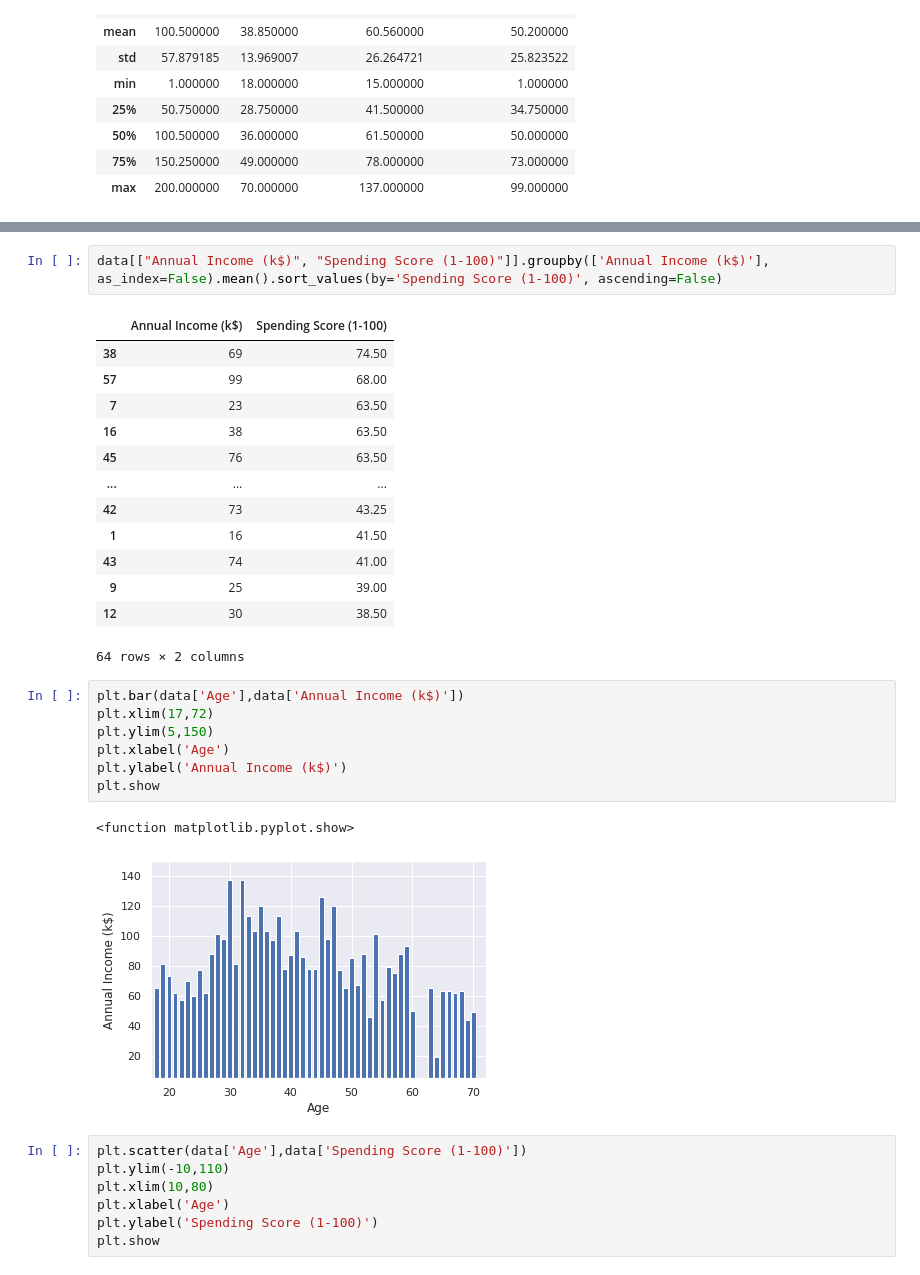
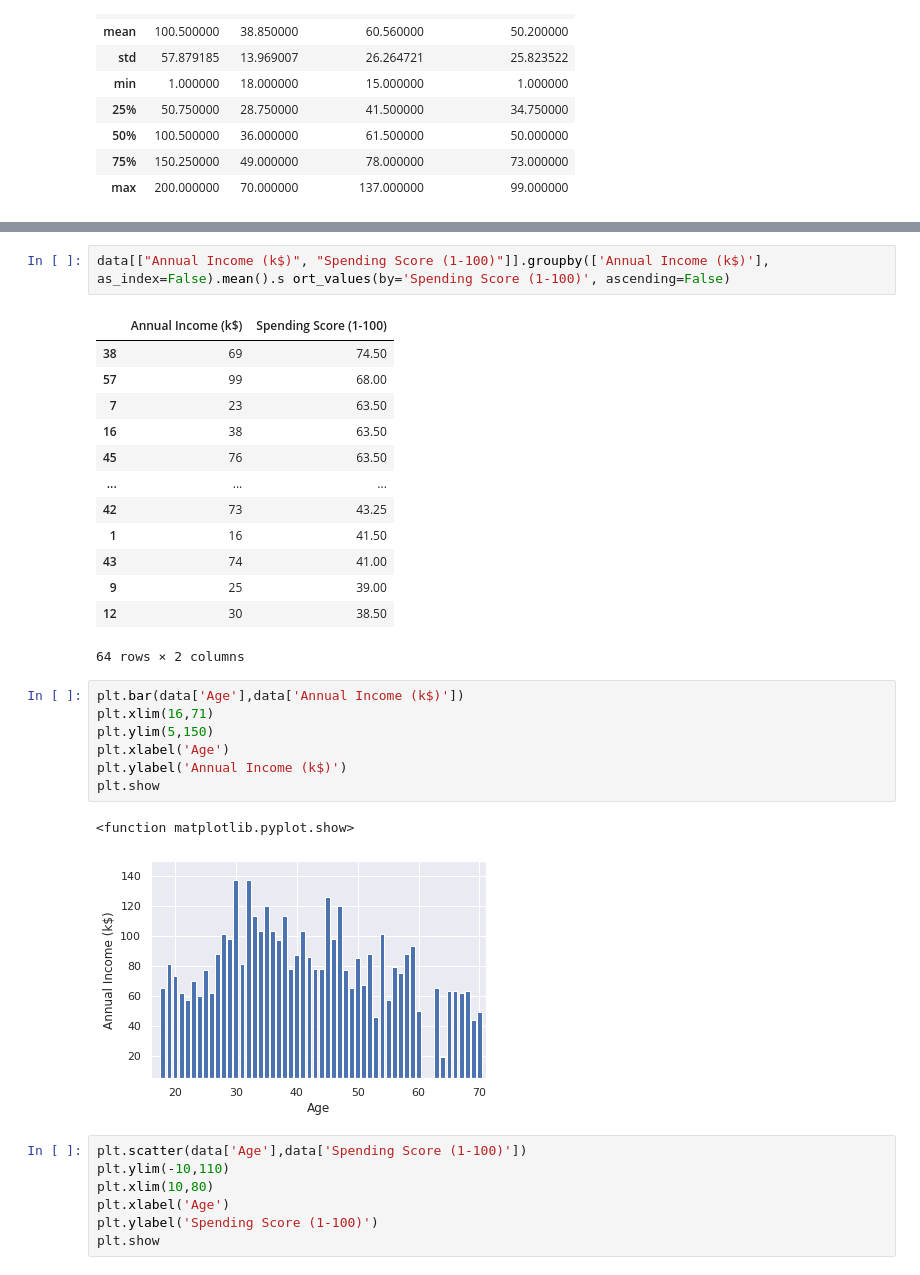
Before and after one commit to stevmide/Data-Science-Project, a Jupyter notebook: MallCustomerSegementation/Mall_Customer_Segementation.ipynb, the cells around one changed output, grey strips where cells are left out. Drawn from its saved outputs; the diff is of its cells as text.

```diff
--- a/MallCustomerSegementation/Mall_Customer_Segementation.ipynb
+++ b/MallCustomerSegementation/Mall_Customer_Segementation.ipynb
@@ -68,5 +109,5 @@ plt.show
 # %%
-data[["Annual Income (k$)", "Spending Score (1-100)"]].groupby(['Annual Income (k$)'], as_index=False).mean().sort_values(by='Spending Score (1-100)', ascending=False)
+data[["Annual Income (k$)", "Spending Score (1-100)"]].groupby(['Annual Income (k$)'], as_index=False).mean().s ort_values(by='Spending Score (1-100)', ascending=False)
 # %% [output]
 |  | Annual Income (k$) | Spending Score (1-100) |
 | 38 | 69 | 74.50 |
@@ -83,14 +124,14 @@ data[["Annual Income (k$)", "Spending Score (1-100)"]].groupby(['Annual Income (
 64 rows × 2 columns
 # %%
 plt.bar(data['Age'],data['Annual Income (k$)'])
-plt.xlim(17,72)
+plt.xlim(16,71)
 plt.ylim(5,150)
 plt.xlabel('Age')
 plt.ylabel('Annual Income (k$)')
 plt.show
 # %% [output]
 <function matplotlib.pyplot.show>
-[figure, old version]
+[figure, new version]
 # %%
 plt.scatter(data['Age'],data['Spending Score (1-100)'])
 plt.ylim(-10,110)
```
Also changed, not shown: parts of 22 cells of this notebook.
